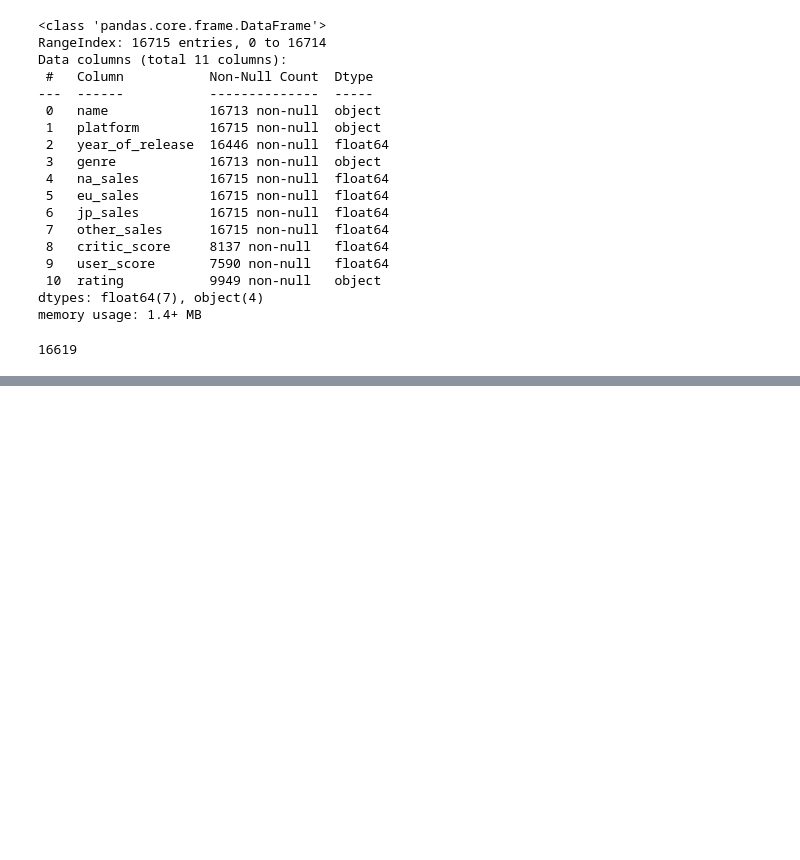
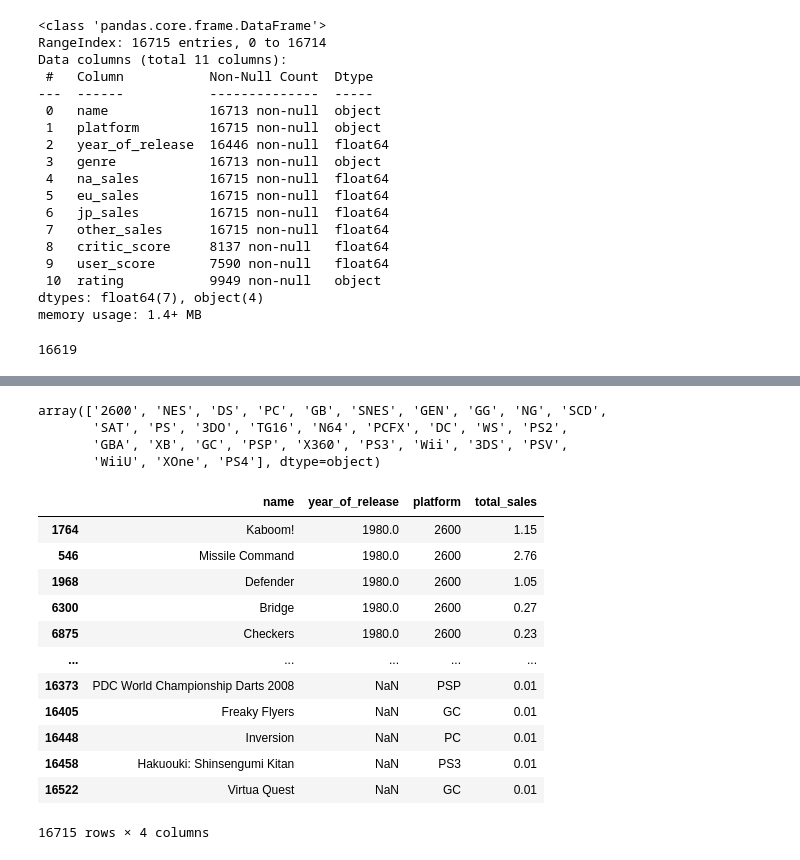
Before and after one commit to oliver-worth/GameStore-Ice-, a Jupyter notebook: IceEda-1.ipynb, the cells around one changed output, grey strips where cells are left out. Drawn from its saved outputs; the diff is of its cells as text; code cells hidden in the pictures; blank space fills up the shorter version.

```diff
--- a/IceEda-1.ipynb
+++ b/IceEda-1.ipynb
@@ -88,0 +242,25 @@ There are many missing values from this dataset. The name column has two missing
+# %%
+df['platform'].unique()
+# %% [output]
+array(['2600', 'NES', 'DS', 'PC', 'GB', 'SNES', 'GEN', 'GG', 'NG', 'SCD',
+       'SAT', 'PS', '3DO', 'TG16', 'N64', 'PCFX', 'DC', 'WS', 'PS2',
+       'GBA', 'XB', 'GC', 'PSP', 'X360', 'PS3', 'Wii', '3DS', 'PSV',
+       'WiiU', 'XOne', 'PS4'], dtype=object)
+# %%
+sales_df = df[['name', 'year_of_release', 'platform', 'total_sales']]
+
+sales_df
+# %% [output]
+|  | name | year_of_release | platform | total_sales |
+| 1764 | Kaboom! | 1980.0 | 2600 | 1.15 |
+| 546 | Missile Command | 1980.0 | 2600 | 2.76 |
+| 1968 | Defender | 1980.0 | 2600 | 1.05 |
+| 6300 | Bridge | 1980.0 | 2600 | 0.27 |
+| 6875 | Checkers | 1980.0 | 2600 | 0.23 |
+| ... | ... | ... | ... | ... |
+| 16373 | PDC World Championship Darts 2008 | NaN | PSP | 0.01 |
+| 16405 | Freaky Flyers | NaN | GC | 0.01 |
+| 16448 | Inversion | NaN | PC | 0.01 |
+| 16458 | Hakuouki: Shinsengumi Kitan | NaN | PS3 | 0.01 |
+| 16522 | Virtua Quest | NaN | GC | 0.01 |
+16715 rows × 4 columns
```
Also changed, not shown: parts of 20 cells of this notebook.
